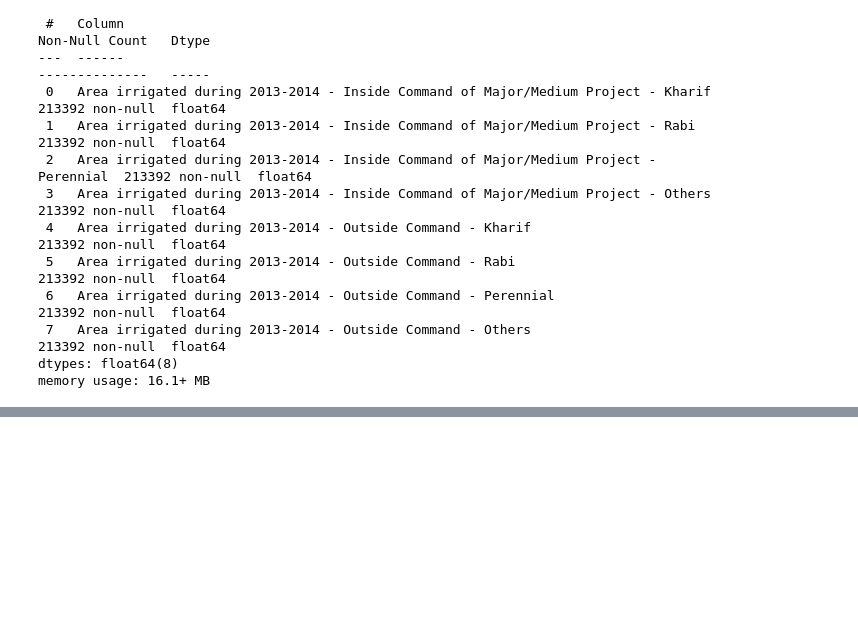
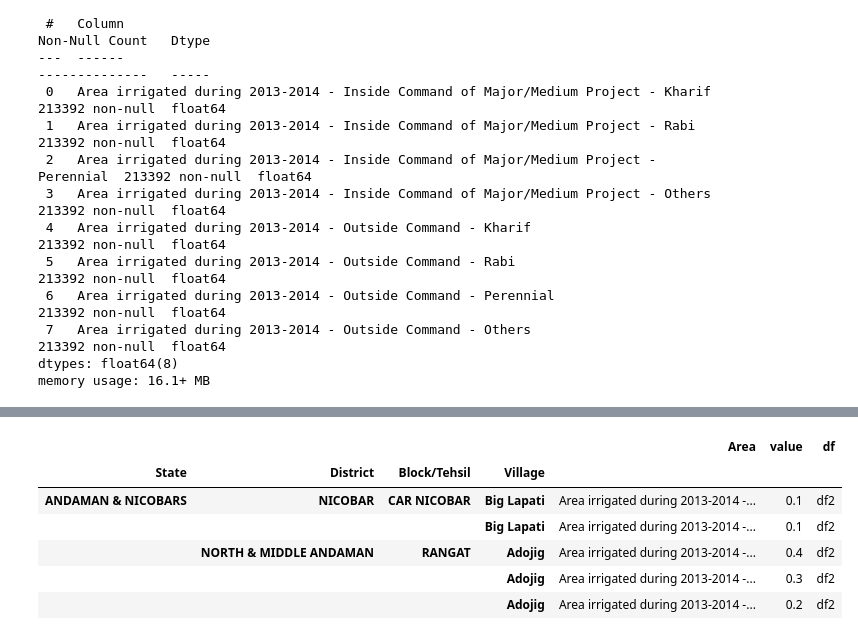
Before and after one commit to Bit-Byte-Drought/5th-minor-irrigation-Census, a Jupyter notebook: Irrigation/Analysis.ipynb, the cells around one changed output, grey strips where cells are left out. Cells and saved outputs as stored; diff of their text form; code cells hidden in the pictures; blank space fills up the shorter version.

```diff
--- a/Irrigation/Analysis.ipynb
+++ b/Irrigation/Analysis.ipynb
@@ -38,0 +80,16 @@ In the other two cases we only get a varied result wrt the length of the dfs and
+# %%
+y = df2.stack().apply(lambda x : x if x!=0 else np.nan).dropna()
+x2 = pd.DataFrame({'value' : df2.stack().apply(lambda x : x if x!=0 else np.nan).dropna(), 'df' : ['df2' for df in range(y.shape[0])]})
+y = pd.Series(x2.index.get_level_values(-1))
+y.index = x2.index
+x2.insert(0, column = 'Area', value = y)
+x2 = x2.droplevel(-1)
+x2.head()
+# %% [output]
+|  |  |  |  | Area | value | df |
+| State | District | Block/Tehsil | Village |  |  |  |
+| ANDAMAN & NICOBARS | NICOBAR | CAR NICOBAR | Big Lapati | Area irrigated during 2013-2014 -... | 0.1 | df2 |
+|  |  |  | Big Lapati | Area irrigated during 2013-2014 -... | 0.1 | df2 |
+|  | NORTH & MIDDLE ANDAMAN | RANGAT | Adojig | Area irrigated during 2013-2014 -... | 0.4 | df2 |
+|  |  |  | Adojig | Area irrigated during 2013-2014 -... | 0.3 | df2 |
+|  |  |  | Adojig | Area irrigated during 2013-2014 -... | 0.2 | df2 |
```
Also changed, not shown: parts of 17 cells of this notebook, 2 other files.
